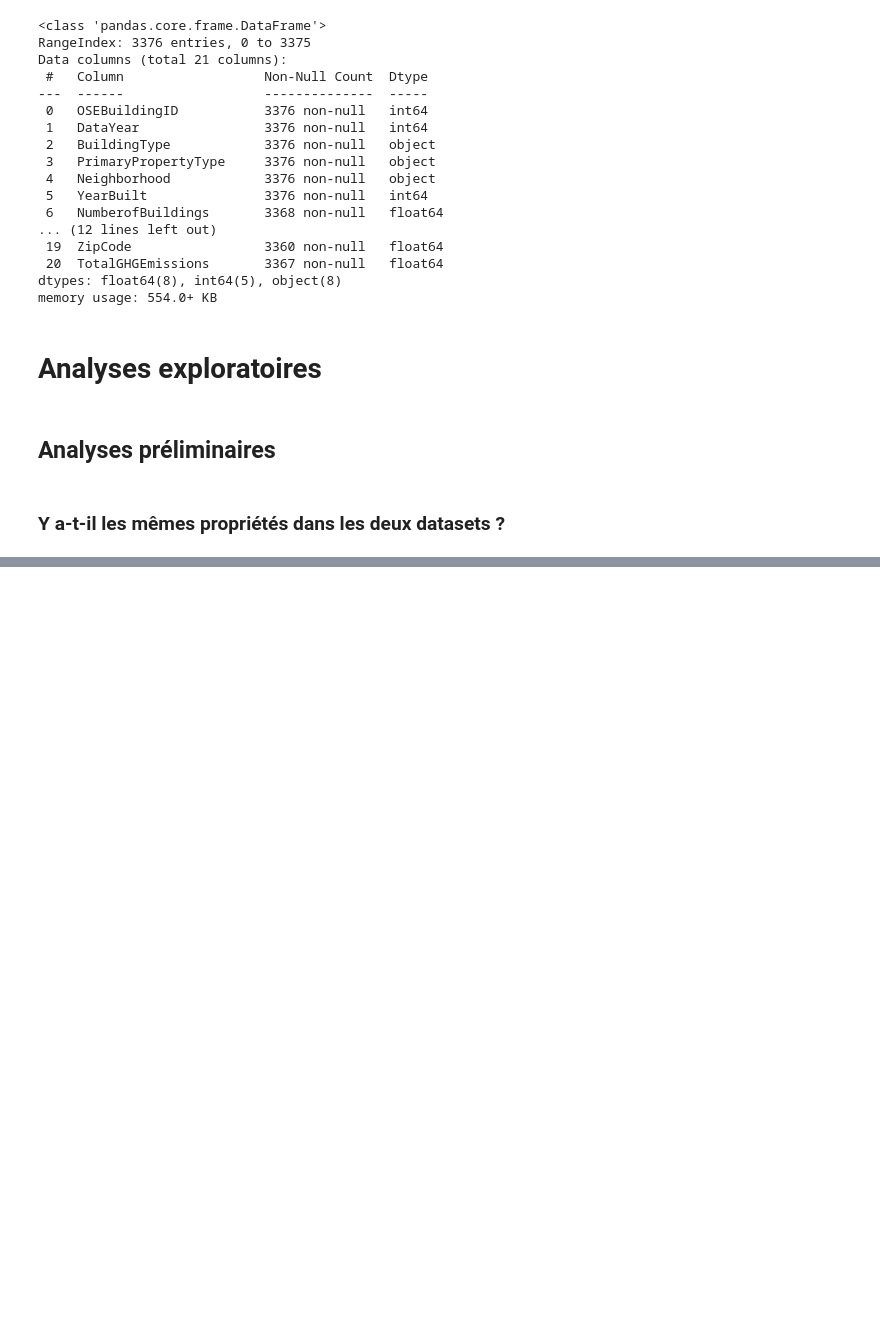
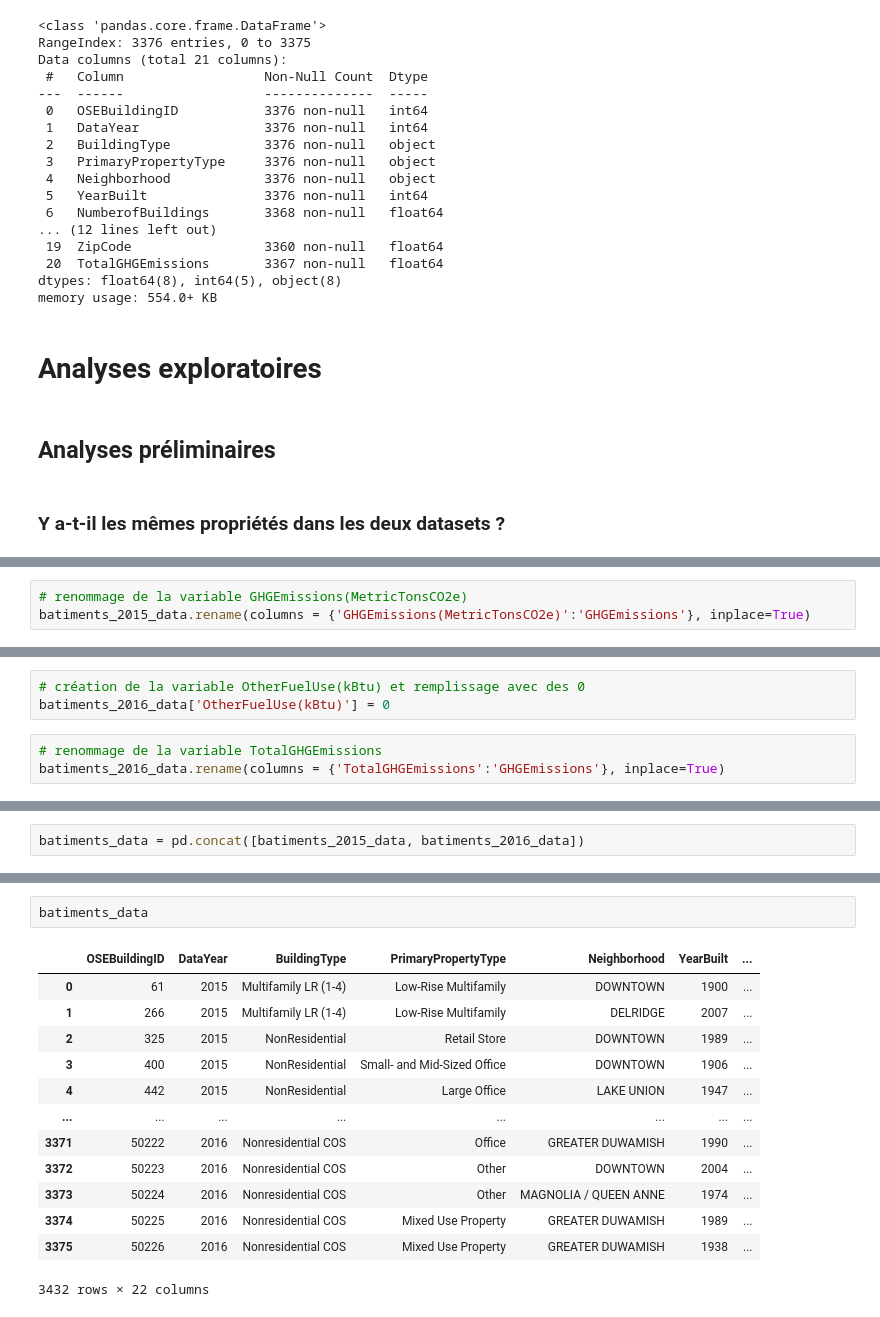
Before and after one commit to sebastienbourgeois/oc-p4-anticiper-besoin-consommation-batiments, a Jupyter notebook: Pelec_01_notebook.ipynb, the cells around one changed output, grey strips where cells are left out. Drawn from its saved outputs; the diff is of its cells as text; blank space fills up the shorter version.

Commit message:
MAJ notebook : préparation des données de 2015 et 2016 & concaténation des 2 datasets

```diff
--- a/Pelec_01_notebook.ipynb
+++ b/Pelec_01_notebook.ipynb
@@ -215,0 +257,3 @@ Il y a 3284 propriétés présentes dans chacun des deux datasets. Je garderai d
+# %%
+# renommage de la variable GHGEmissions(MetricTonsCO2e)
+batiments_2015_data.rename(columns = {'GHGEmissions(MetricTonsCO2e)':'GHGEmissions'}, inplace=True)
@@ -215,0 +285,6 @@ Il y a 3284 propriétés présentes dans chacun des deux datasets. Je garderai d
+# %%
+# création de la variable OtherFuelUse(kBtu) et remplissage avec des 0
+batiments_2016_data['OtherFuelUse(kBtu)'] = 0
+# %%
+# renommage de la variable TotalGHGEmissions
+batiments_2016_data.rename(columns = {'TotalGHGEmissions':'GHGEmissions'}, inplace=True)
@@ -215,0 +313,2 @@ Il y a 3284 propriétés présentes dans chacun des deux datasets. Je garderai d
+# %%
+batiments_data = pd.concat([batiments_2015_data, batiments_2016_data])
@@ -215,0 +335,16 @@ Il y a 3284 propriétés présentes dans chacun des deux datasets. Je garderai d
+# %%
+batiments_data
+# %% [output]
+|  | OSEBuildingID | DataYear | BuildingType | PrimaryPropertyType | Neighborhood | YearBuilt | ... |
+| 0 | 61 | 2015 | Multifamily LR (1-4) | Low-Rise Multifamily | DOWNTOWN | 1900 | ... |
+| 1 | 266 | 2015 | Multifamily LR (1-4) | Low-Rise Multifamily | DELRIDGE | 2007 | ... |
+| 2 | 325 | 2015 | NonResidential | Retail Store | DOWNTOWN | 1989 | ... |
+| 3 | 400 | 2015 | NonResidential | Small- and Mid-Sized Office | DOWNTOWN | 1906 | ... |
+| 4 | 442 | 2015 | NonResidential | Large Office | LAKE UNION | 1947 | ... |
+| ... | ... | ... | ... | ... | ... | ... | ... |
+| 3371 | 50222 | 2016 | Nonresidential COS | Office | GREATER DUWAMISH | 1990 | ... |
+| 3372 | 50223 | 2016 | Nonresidential COS | Other | DOWNTOWN | 2004 | ... |
+| 3373 | 50224 | 2016 | Nonresidential COS | Other | MAGNOLIA / QUEEN ANNE | 1974 | ... |
+| 3374 | 50225 | 2016 | Nonresidential COS | Mixed Use Property | GREATER DUWAMISH | 1989 | ... |
+| 3375 | 50226 | 2016 | Nonresidential COS | Mixed Use Property | GREATER DUWAMISH | 1938 | ... |
+3432 rows × 22 columns
```
Also changed, not shown: parts of 17 cells of this notebook.
